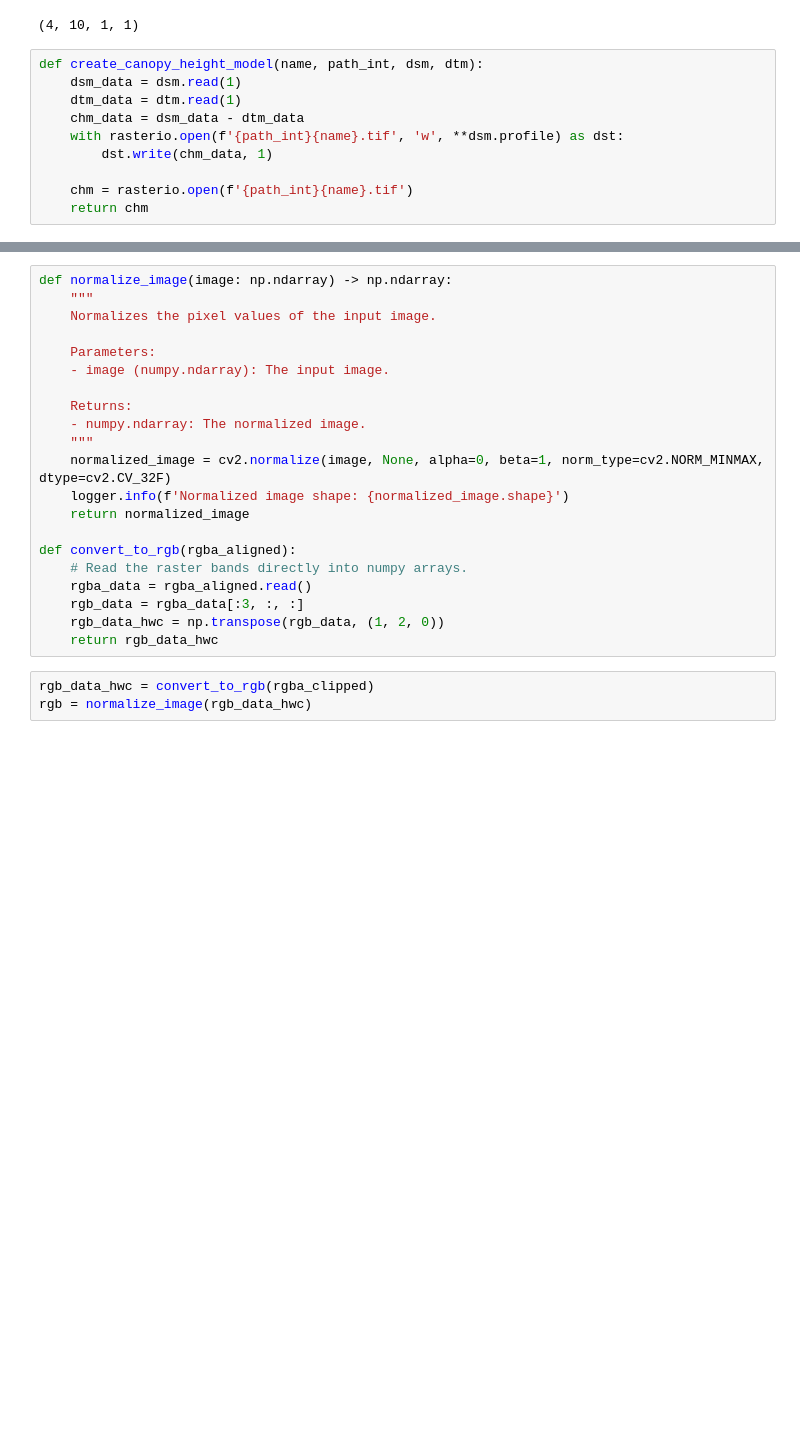
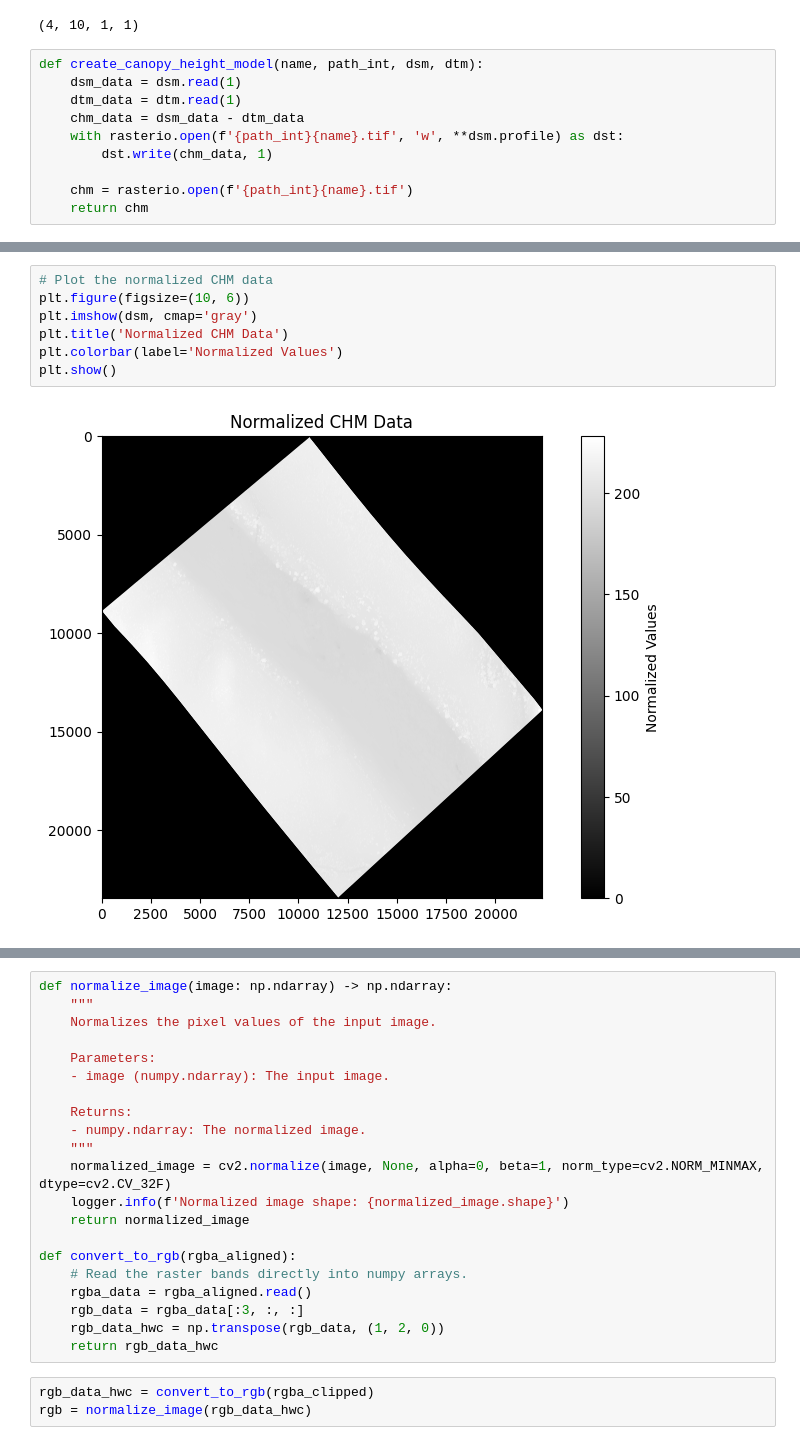
Before and after one commit to ashwineepandey/mlai-research, a Jupyter notebook: notebooks/preprocess-rasters-001.ipynb, the cells around one changed output, grey strips where cells are left out. Cells and saved outputs as stored; diff of their text form; blank space fills up the shorter version.

```diff
--- a/notebooks/preprocess-rasters-001.ipynb
+++ b/notebooks/preprocess-rasters-001.ipynb
@@ -146,0 +247,9 @@ def create_canopy_height_model(name, path_int, dsm, dtm):
+# %%
+# Plot the normalized CHM data
+plt.figure(figsize=(10, 6))
+plt.imshow(dsm, cmap='gray')
+plt.title('Normalized CHM Data')
+plt.colorbar(label='Normalized Values')
+plt.show()
+# %% [output]
+[figure, added]
```
Also changed, not shown: parts of 22 cells of this notebook, 9 other files.
